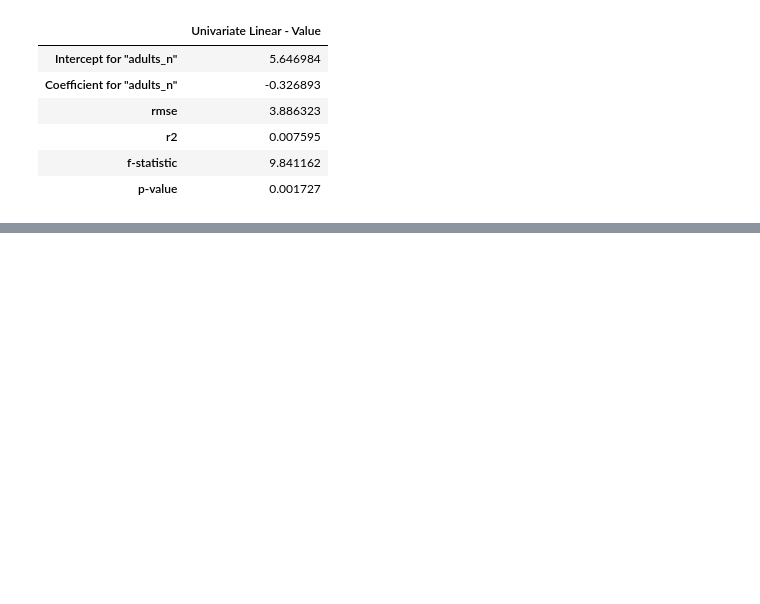
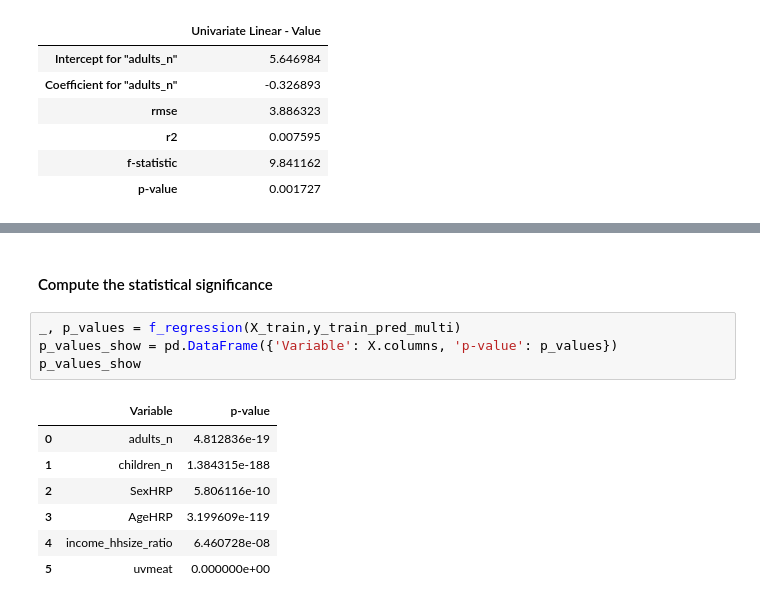
Before and after one commit to Rezashatery/Linear-Regression-, a Jupyter notebook: linear-regression.ipynb, the cells around one changed output, grey strips where cells are left out. Saved outputs shown, nothing was run; the diff lists cells and outputs as text; blank space fills up the shorter version.

Commit message:
Compute the quality measures

```diff
--- a/linear-regression.ipynb
+++ b/linear-regression.ipynb
@@ -250,0 +283,14 @@ pd.DataFrame({'Univariate Linear - Value' : [intercept_uni
+# %% [markdown]
+#### Compute the statistical significance
+# %%
+_, p_values = f_regression(X_train,y_train_pred_multi)
+p_values_show = pd.DataFrame({'Variable': X.columns, 'p-value': p_values})
+p_values_show
+# %% [output]
+|  | Variable | p-value |
+| 0 | adults_n | 4.812836e-19 |
+| 1 | children_n | 1.384315e-188 |
+| 2 | SexHRP | 5.806116e-10 |
+| 3 | AgeHRP | 3.199609e-119 |
+| 4 | income_hhsize_ratio | 6.460728e-08 |
+| 5 | uvmeat | 0.000000e+00 |
```
Also changed, not shown: parts of 7 cells of this notebook.
